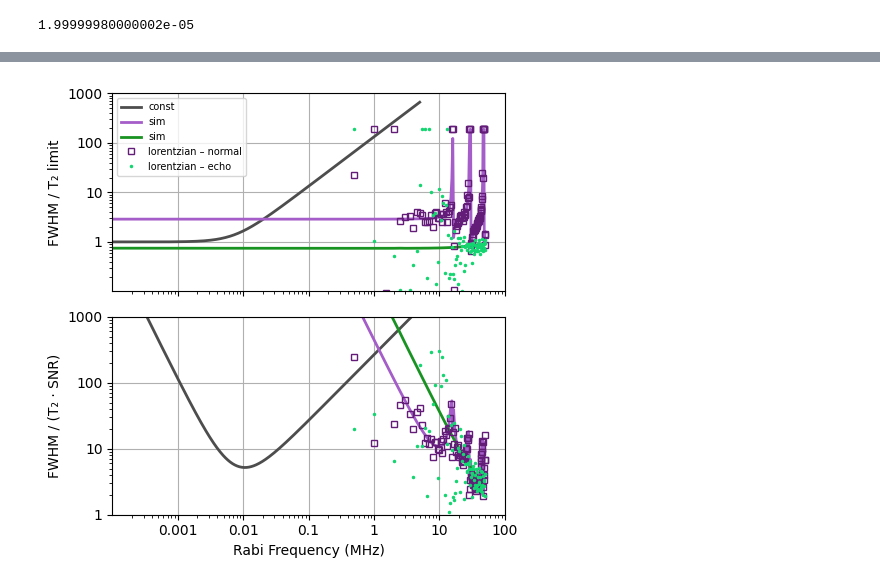
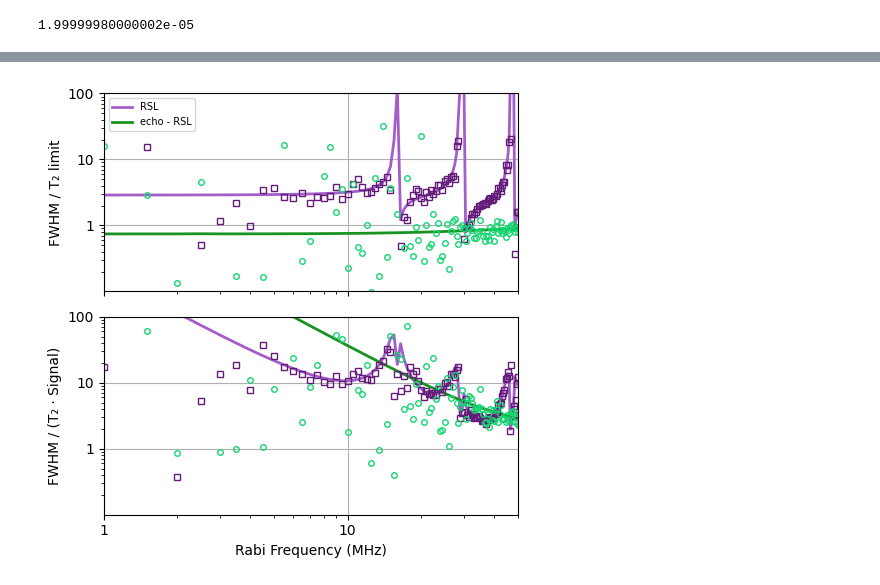
Before and after one commit to asafasia/amplitude-robust-spectrscopy, a Jupyter notebook: notebooks/new/fwhm.ipynb, the cells around one changed output, grey strips where cells are left out. Cells and saved outputs as stored; diff of their text form; code cells hidden in the pictures.

```diff
--- a/notebooks/new/fwhm.ipynb
+++ b/notebooks/new/fwhm.ipynb
@@ -130,24 +130,25 @@ ws, fwhm_th, snr_th = find_fwhm_vec_vs_rabi(
 
 
 
-ax[0].plot(
-    to_mhz(ws),
-    fwhm_th / T2_limit,
-    color=COL_THEORY,
-    linestyle="-",
-    linewidth=2,
 
-    label="const",
-)
 
-ax[1].plot(
-    to_mhz(ws),
-    fwhm_th / T2_limit / snr_th,
-    color=COL_THEORY,
-    linestyle="-",
-    linewidth=2,
-    label="const",
-)
+# ax[0].plot(
+#     to_mhz(ws),
+#     fwhm_th / T2_limit,
+#     color=COL_THEORY,
+#     linestyle="-",
+#     linewidth=2,
+#     # label="const",
+# )
+
+# ax[1].plot(
+#     to_mhz(ws),
+#     fwhm_th / T2_limit / snr_th,
+#     color=COL_THEORY,
+#     linestyle="-",
+#     linewidth=2,
+#     # label="const",
+# )
 
 
 # ------------------------------------------------------------
@@ -159,60 +160,63 @@ ax[1].plot(
 clean_style= dict(linestyle="-", linewidth = 2,color=COL_NORMAL_LIGHT)
 noisy_style = dict(linestyle="", marker="s", markersize=4, color=COL_NORMAL_DARK, fillstyle='none')
 clean_style_echo = dict(linestyle="-", linewidth=2, color=COL_ECHO_LIGHT)
-noisy_style_echo = dict(linestyle="", marker=".",color=COL_ECHO_DARK,markersize=3)
+noisy_style_echo = dict(linestyle="", marker="o",color=COL_ECHO_DARK,markersize=4,fillstyle='none')
 
 sim_sets = [
-    ("sim", results_clean["no_noise"]["normal"], clean_style),
-    ("sim",   results_clean["no_noise"]["echo"],   clean_style_echo),
-    ("lorentzian – normal", results_clean["with_noise"]["normal"], noisy_style),
-    ("lorentzian – echo",   results_clean["with_noise"]["echo"],   noisy_style_echo),
+    (results_clean["no_noise"]["normal"], clean_style),
+    (results_clean["no_noise"]["echo"],   clean_style_echo),
+    (results_clean["with_noise"]["normal"], noisy_style),
+    (results_clean["with_noise"]["echo"],   noisy_style_echo),
 ]
 
-for label, res, style in sim_sets:
+for res, style in sim_sets:
     fwhm = res.fwhm_map
     snr = res.snr_map  # dimensionless
 
     ax[0].plot(
         to_mhz(amplitudes),
         fwhm_norm(fwhm)/2/ np.pi,
-        label=label,
+        # label=label,
         **style,
     )
 
     ax[1].plot(
         to_mhz(amplitudes),
         fwhm_over_snr_norm(fwhm, snr)/2/ np.pi,
-        label=label,
+        # label=label,
         **style,
     )
 
 
 # ------------------------------------------------------------
 # Formatting
 # ------------------------------------------------------------
 for a in ax:
     a.set_xscale("log")
     a.set_yscale("log")
-    a.set_xlim(1e-4, 1e2)
+    a.set_xlim(1, 1e2)
     a.set_xticks([1e-3, 1e-2, 1e-1, 1, 10, 100])
     a.set_xticklabels(["0.001", "0.01", "0.1", "1", "10", "100"])
     a.set_yticks([1, 10, 100, 1000])
     a.set_yticklabels(["1", "10", "100", "1000"])
     a.grid(True)
 
 ax[0].set_ylim(1e-1, 1e3)
 ax[0].set_ylabel("FWHM / T₂ limit")
+ax[0].set_ylim(0.1, 100)
 
 ax[1].set_ylim(1e0, 1e3)
-ax[1].set_ylabel("FWHM / (T₂ · SNR)")
+ax[1].set_xlim(1, 50)
+ax[1].set_ylim(0.1, 100)
+
+ax[1].set_ylabel("FWHM / (T₂ · Signal)")
 ax[1].set_xlabel("Rabi Frequency (MHz)")
 
-ax[0].legend(fontsize=7)
+ax[0].legend(['RSL','echo - RSL'],fontsize=7)
 # ax[1].legend(fontsize=7)
 
 plt.tight_layout()
-plt.savefig("fwhm_vs_rabi.png", dpi
-            =300)
+plt.savefig("fwhm_vs_rabi.png", dpi=300)
 plt.show()
 # %% [output]
-[figure, old version]
+[figure, new version]
```
Also changed, not shown: parts of 1 cell of this notebook, 1 other file.
